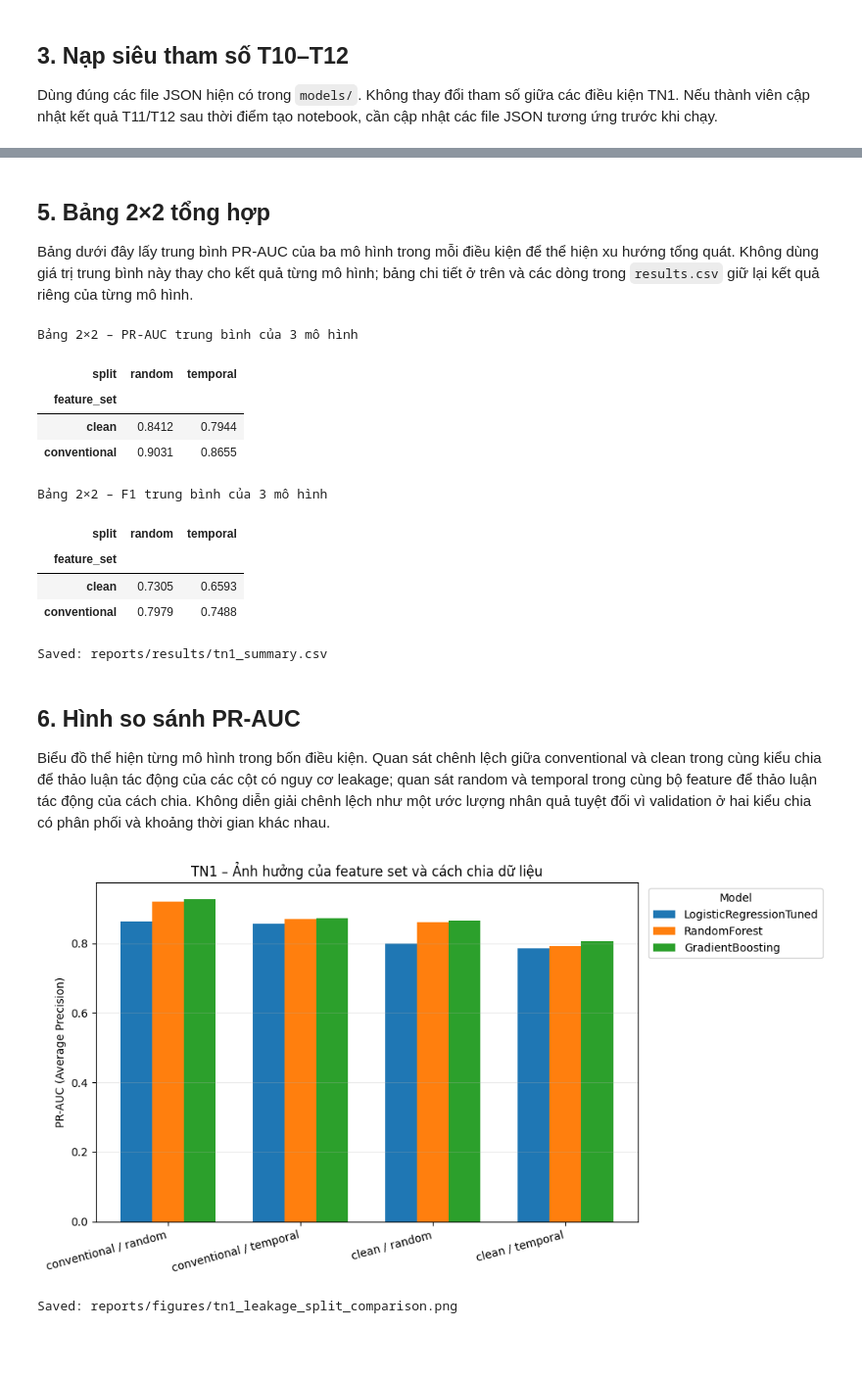
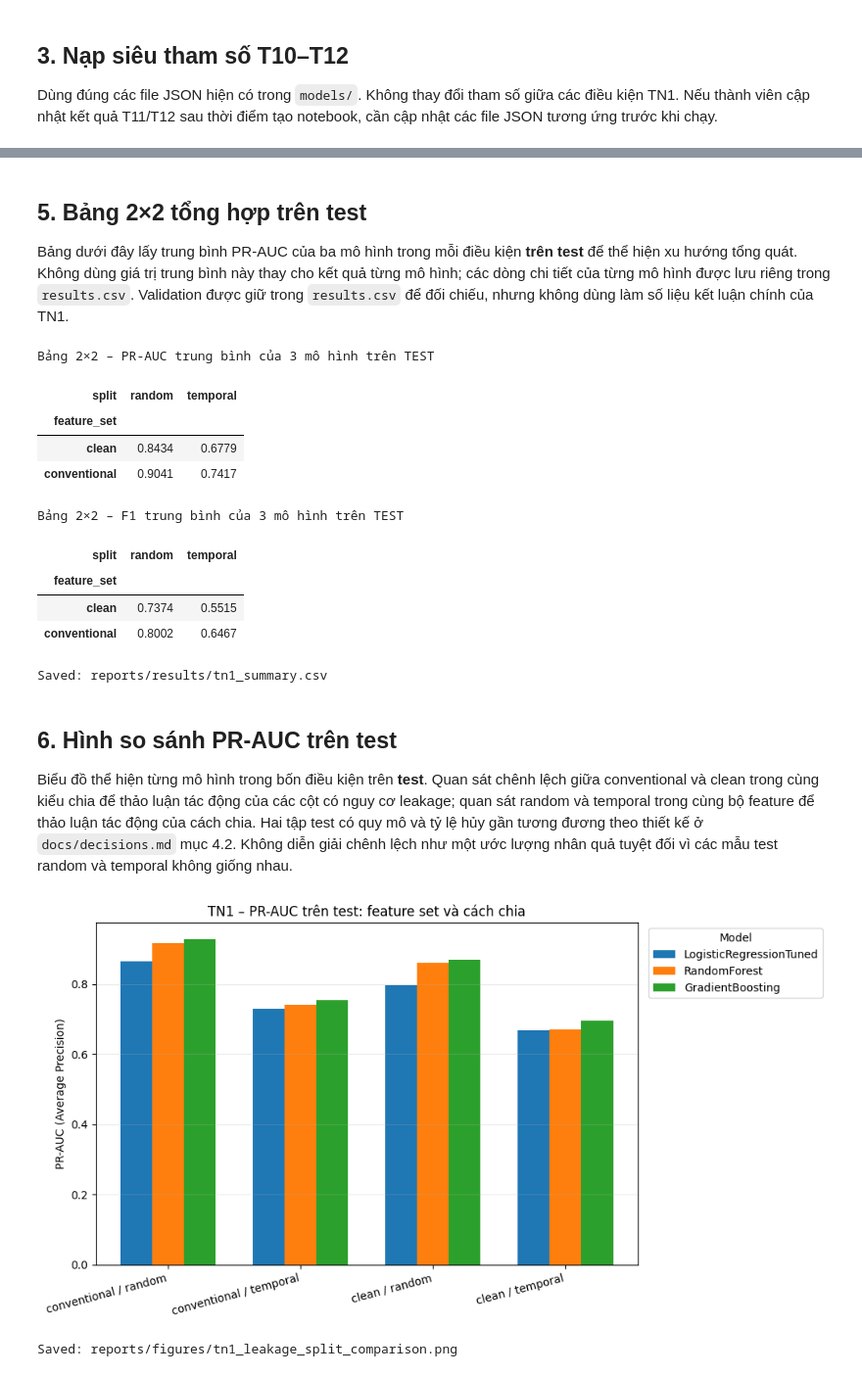
Before and after one commit to trantrungquy610/HotelBookingML, a Jupyter notebook: notebooks/07_tn1_leakage_split.ipynb, the cells around one changed output, grey strips where cells are left out. Shown at 98% size. Saved outputs shown, nothing was run; the diff lists cells and outputs as text; code cells hidden in the pictures; blank space fills up the shorter version.

Commit message:
feat(tn1): add test-set evaluation for split comparison

```diff
--- a/notebooks/07_tn1_leakage_split.ipynb
+++ b/notebooks/07_tn1_leakage_split.ipynb
@@ -188,6 +188,10 @@ print(json.dumps(PARAMS, indent=2, ensure_ascii=False))
 
 def make_estimator(model_name, params):
     params = dict(params)
+    # Giới hạn luồng CPU để notebook chạy ổn định trên máy có nhiều CPU logic.
+    # n_jobs chỉ điều khiển song song, không làm thay đổi cấu hình/mô hình.
+    if "n_jobs" in params and params["n_jobs"] == -1:
+        params["n_jobs"] = 2
     if model_name == "LogisticRegressionTuned":
         return LogisticRegression(**params)
     if model_name == "RandomForest":
@@ -299,10 +333,10 @@ Fit: split=temporal, feature_set=clean, model=GradientBoosting
 # %% [markdown]
-## 5. Bảng 2×2 tổng hợp
+## 5. Bảng 2×2 tổng hợp trên test
 
-Bảng dưới đây lấy trung bình PR-AUC của ba mô hình trong mỗi điều kiện để thể hiện xu hướng tổng quát. Không dùng giá trị trung bình này thay cho kết quả từng mô hình; bảng chi tiết ở trên và các dòng trong `results.csv` giữ lại kết quả riêng của từng mô hình.
+Bảng dưới đây lấy trung bình PR-AUC của ba mô hình trong mỗi điều kiện **trên test** để thể hiện xu hướng tổng quát. Không dùng giá trị trung bình này thay cho kết quả từng mô hình; các dòng chi tiết của từng mô hình được lưu riêng trong `results.csv`. Validation được giữ trong `results.csv` để đối chiếu, nhưng không dùng làm số liệu kết luận chính của TN1.
 # %%
 summary = (
-    results_tn1.groupby(["feature_set", "split"])
+    results_tn1_test.groupby(["feature_set", "split"])
     .agg(
         mean_pr_auc=("average_precision", "mean"),
         mean_f1=("f1", "mean"),
@@ -315,62 +349,62 @@ summary = (
 
 pr_auc_matrix = summary.pivot(index="feature_set", columns="split", values="mean_pr_auc")
 f1_matrix = summary.pivot(index="feature_set", columns="split", values="mean_f1")
-print("Bảng 2×2 – PR-AUC trung bình của 3 mô hình")
+print("Bảng 2×2 – PR-AUC trung bình của 3 mô hình trên TEST")
 display(pr_auc_matrix)
-print("Bảng 2×2 – F1 trung bình của 3 mô hình")
+print("Bảng 2×2 – F1 trung bình của 3 mô hình trên TEST")
 display(f1_matrix)
 
 summary.to_csv(SUMMARY_PATH, index=False)
 print("Saved:", SUMMARY_PATH.relative_to(PROJECT_ROOT).as_posix())
 # %% [output]
-Bảng 2×2 – PR-AUC trung bình của 3 mô hình
+Bảng 2×2 – PR-AUC trung bình của 3 mô hình trên TEST
 | split | random | temporal |
 | feature_set |  |  |
-| clean | 0.8412 | 0.7944 |
-| conventional | 0.9031 | 0.8655 |
+| clean | 0.8434 | 0.6779 |
+| conventional | 0.9041 | 0.7417 |
-Bảng 2×2 – F1 trung bình của 3 mô hình
+Bảng 2×2 – F1 trung bình của 3 mô hình trên TEST
 | split | random | temporal |
 | feature_set |  |  |
-| clean | 0.7305 | 0.6593 |
-| conventional | 0.7979 | 0.7488 |
+| clean | 0.7374 | 0.5515 |
+| conventional | 0.8002 | 0.6467 |
 Saved: reports/results/tn1_summary.csv
 # %% [markdown]
-## 6. Hình so sánh PR-AUC
+## 6. Hình so sánh PR-AUC trên test
 
-Biểu đồ thể hiện từng mô hình trong bốn điều kiện. Quan sát chênh lệch giữa conventional và clean trong cùng kiểu chia để thảo luận tác động của các cột có nguy cơ leakage; quan sát random và temporal trong cùng bộ feature để thảo luận tác động của cách chia. Không diễn giải chênh lệch như một ước lượng nhân quả tuyệt đối vì validation ở hai kiểu chia có phân phối và khoảng thời gian khác nhau.
+Biểu đồ thể hiện từng mô hình trong bốn điều kiện trên **test**. Quan sát chênh lệch giữa conventional và clean trong cùng kiểu chia để thảo luận tác động của các cột có nguy cơ leakage; quan sát random và temporal trong cùng bộ feature để thảo luận tác động của cách chia. Hai tập test có quy mô và tỷ lệ hủy gần tương đương theo thiết kế ở `docs/decisions.md` mục 4.2. Không diễn giải chênh lệch như một ước lượng nhân quả tuyệt đối vì các mẫu test random và temporal không giống nhau.
 # %%
-plot_data = results_tn1.copy()
+plot_data = results_tn1_test.copy()
 plot_data["condition"] = plot_data["feature_set"] + " / " + plot_data["split"]
 conditions = ["conventional / random", "conventional / temporal", "clean / random", "clean / temporal"]
 models = MODEL_NAMES
 x = np.arange(len(conditions))
 width = 0.24
 
 fig, ax = plt.subplots(figsize=(10, 5.5))
 for i, model_name in enumerate(models):
     values = [
         plot_data.loc[
             (plot_data["model_name"] == model_name)
             & (plot_data["condition"] == condition),
             "average_precision",
         ].iloc[0]
         for condition in conditions
     ]
     ax.bar(x + (i - 1) * width, values, width, label=model_name)
 
 ax.set_xticks(x)
 ax.set_xticklabels(conditions, rotation=15, ha="right")
 ax.set_ylabel("PR-AUC (Average Precision)")
-ax.set_title("TN1 – Ảnh hưởng của feature set và cách chia dữ liệu")
+ax.set_title("TN1 – PR-AUC trên test: feature set và cách chia")
 ax.legend(title="Model", loc="upper left", bbox_to_anchor=(1.01, 1))
 ax.grid(axis="y", alpha=0.25)
 fig.tight_layout()
 figure_path = FIGURES_DIR / "tn1_leakage_split_comparison.png"
 fig.savefig(figure_path, dpi=160, bbox_inches="tight")
 plt.show()
 print("Saved:", figure_path.relative_to(PROJECT_ROOT).as_posix())
 # %% [output]
-[figure, old version]
+[figure, new version]
 Saved: reports/figures/tn1_leakage_split_comparison.png
 # %% [markdown]
 ## 7. Ghi các dòng T13 vào `results.csv`
```
Also changed, not shown: parts of 7 cells of this notebook, 3 other files.
